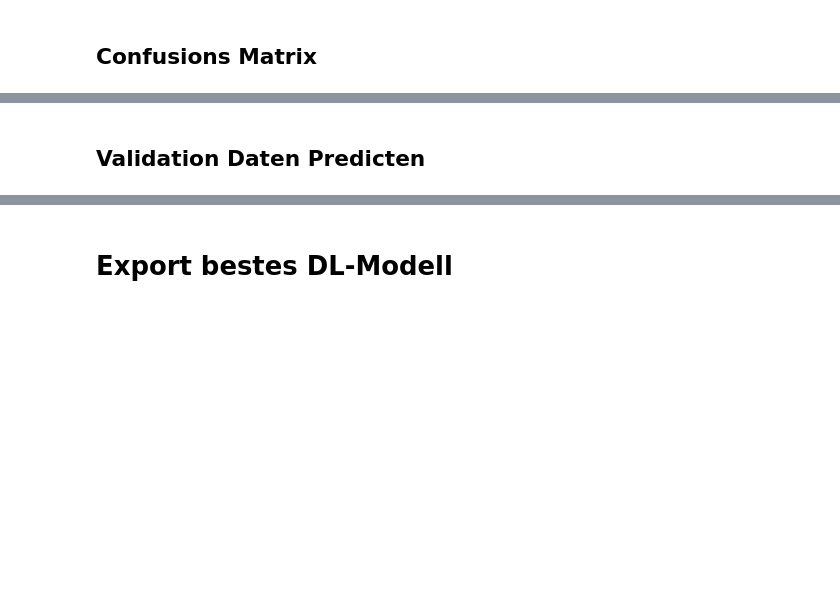
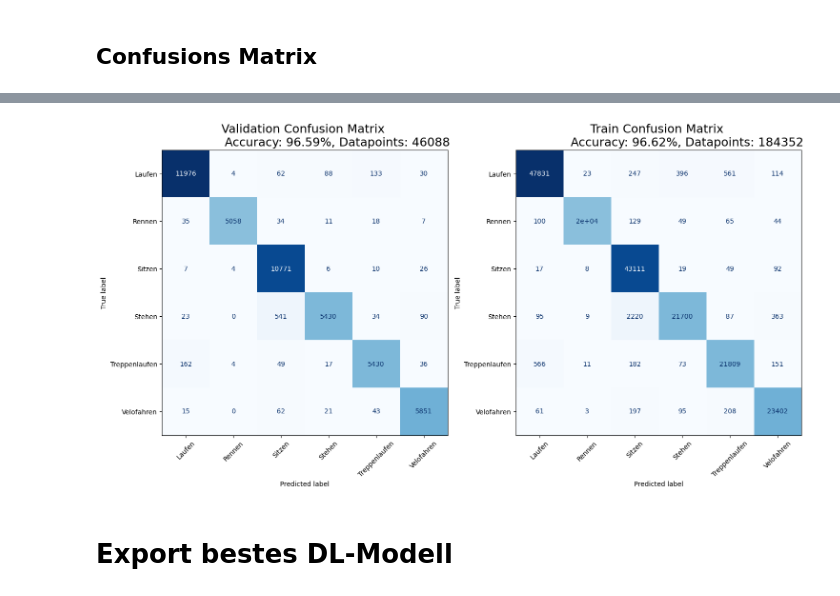
Before and after one commit to CDL1-Sensor/Sensor_Klassifikation-mit-Deep-Learning, a Jupyter notebook: DL-Modelle.ipynb, the cells around one changed output, grey strips where cells are left out. Drawn from its saved outputs; the diff is of its cells as text; code cells hidden in the pictures; blank space fills up the shorter version.

```diff
--- a/DL-Modelle.ipynb
+++ b/DL-Modelle.ipynb
@@ -544,2 +724,36 @@ array([0.9578436 , 0.97910864, 0.98669172, 0.96103896, 0.90700902,
-# %% [markdown]
-## Validation Daten Predicten
+# %%
+# Create for x_train and x_test confusion matrix
+y_pred = best_model.predict(x_validation)
+y_pred_labels = np.argmax(y_pred, axis=1)
+y_test_labels = np.argmax(y_validation, axis=1)
+accuracy = accuracy_score(y_true = y_test_labels, y_pred = y_pred_labels)
+
+cm = confusion_matrix(y_true = y_test_labels, y_pred = y_pred_labels)
+disp = ConfusionMatrixDisplay(confusion_matrix=cm, display_labels=le.classes_)
+
+# Create subplot for test confusion matrix
+fig, (ax1, ax2) = plt.subplots(1, 2, figsize=(15, 7.5))
+disp.plot(cmap=plt.cm.Blues, ax=ax1, colorbar=False)
+ax1.set_title("Validation Confusion Matrix \n \
+                Accuracy: {:.2f}%, Datapoints: {}".format(accuracy * 100, x_validation.shape[0]), fontsize=18)
+ax1.set_xticklabels(le.classes_, rotation=45)
+
+# Create for x_train and x_test confusion matrix
+y_pred = best_model.predict(x_train)
+y_pred_labels = np.argmax(y_pred, axis=1)
+y_train_labels = np.argmax(y_train, axis=1)
+
+accuracy = accuracy_score(y_true = y_train_labels, y_pred = y_pred_labels)
+cm = confusion_matrix(y_true = y_train_labels, y_pred = y_pred_labels)
+disp = ConfusionMatrixDisplay(confusion_matrix=cm, display_labels=le.classes_)
+
+# Create subplot for train confusion matrix
+disp.plot(cmap=plt.cm.Blues, ax=ax2, colorbar=False)
+# add to title number of observations
+ax2.set_title("Train Confusion Matrix \n \
+              Accuracy: {:.2f}%, Datapoints: {}".format(accuracy * 100, x_train.shape[0]), fontsize=18)
+ax2.set_xticklabels(le.classes_, rotation=45)
+
+plt.tight_layout()
+plt.show()
+# %% [output]
@@ -546,3 +762,4 @@ array([0.9578436 , 0.97910864, 0.98669172, 0.96103896, 0.90700902,
+[figure, added]
 # %% [markdown]
 # Export bestes DL-Modell
 # %%
```
Also changed, not shown: parts of 23 cells of this notebook, 19 other files.
